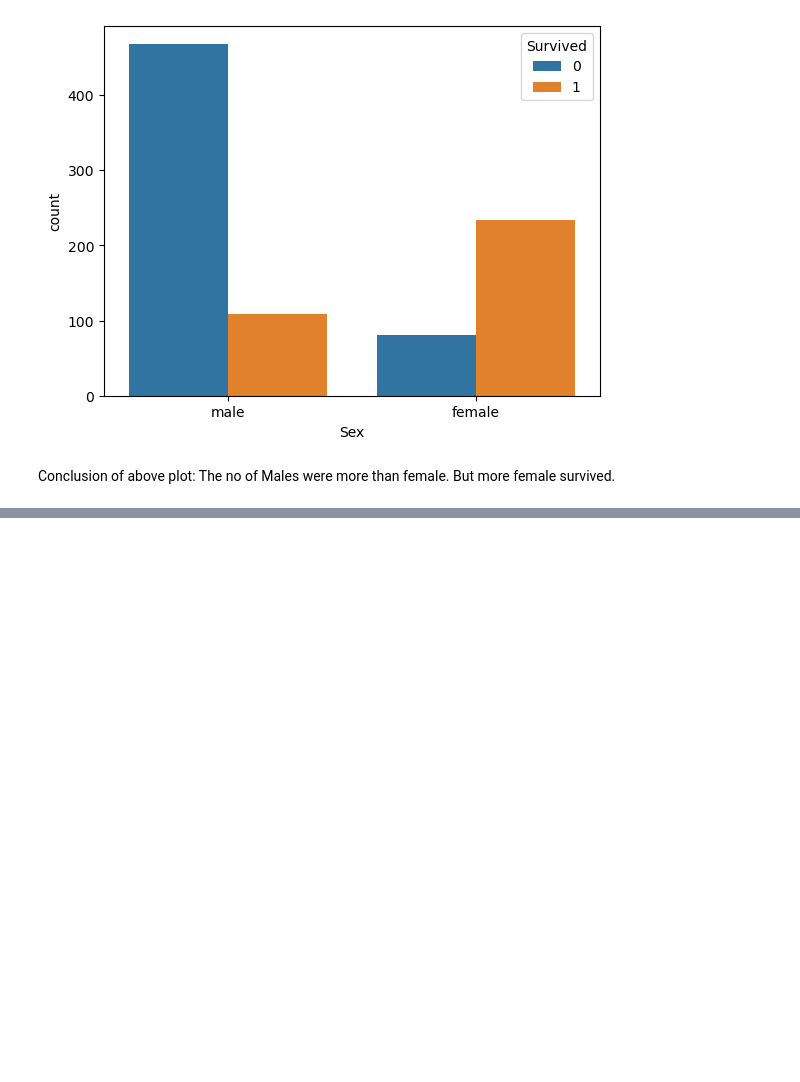
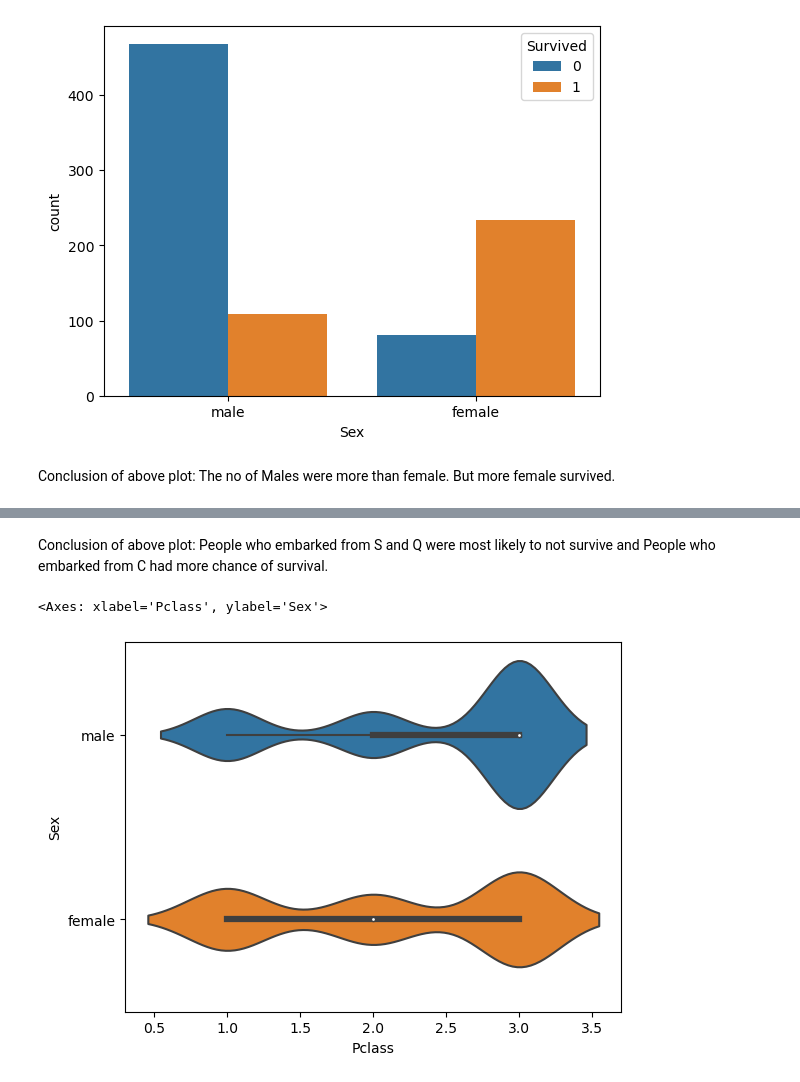
Before and after one commit to IBokiy/ML, a Jupyter notebook: Untitled2.ipynb, the cells around one changed output, grey strips where cells are left out. Saved outputs shown, nothing was run; the diff lists cells and outputs as text; code cells hidden in the pictures; blank space fills up the shorter version.

```diff
--- a/Untitled2.ipynb
+++ b/Untitled2.ipynb
@@ -132,0 +138,7 @@ Conclusion of above plot: The no of Males were more than female. But more female
+# %% [markdown]
+Conclusion of above plot: People who embarked from S and Q were most likely to not survive and People who embarked from C had more chance of survival.
+# %%
+sns.violinplot(x='Pclass',y='Sex',data=titanic)
+# %% [output]
+<Axes: xlabel='Pclass', ylabel='Sex'>
+[figure, added]
```
Also changed, not shown: parts of 12 cells of this notebook.
